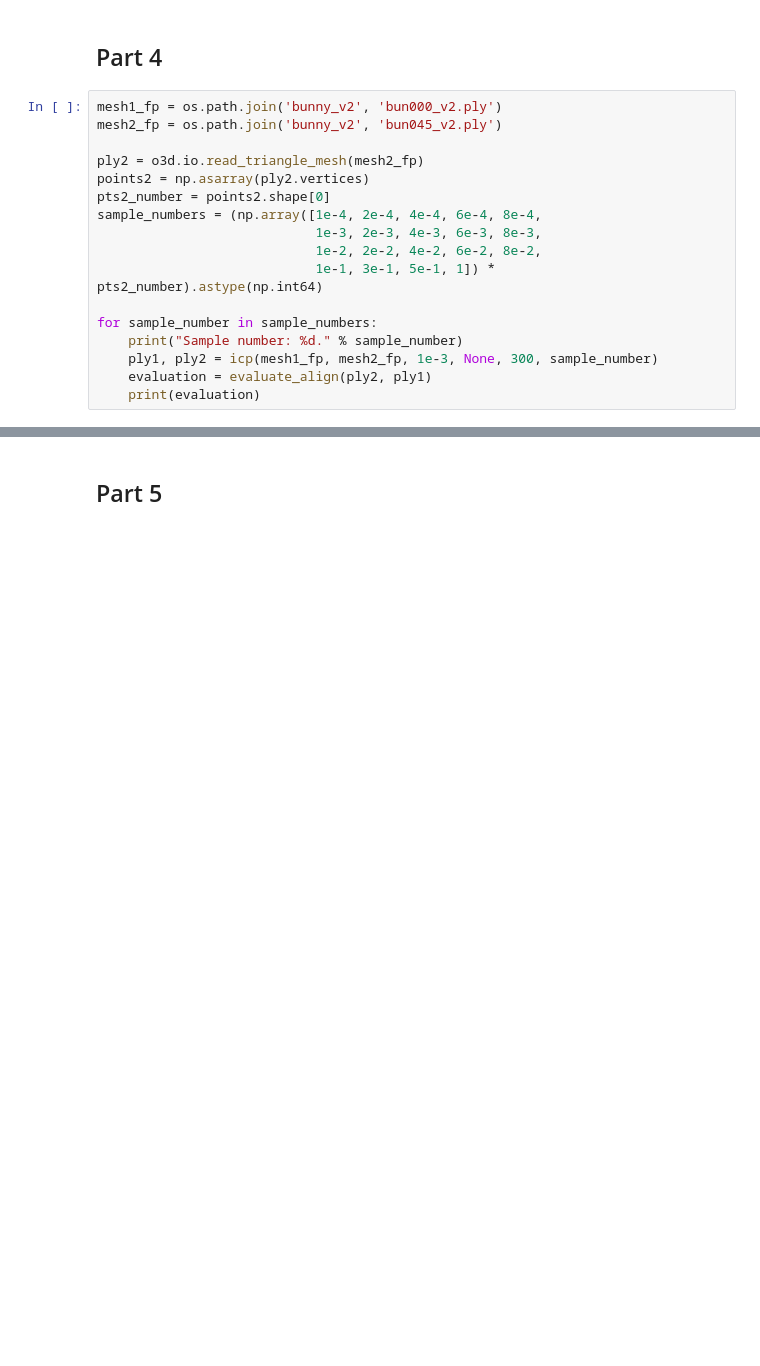
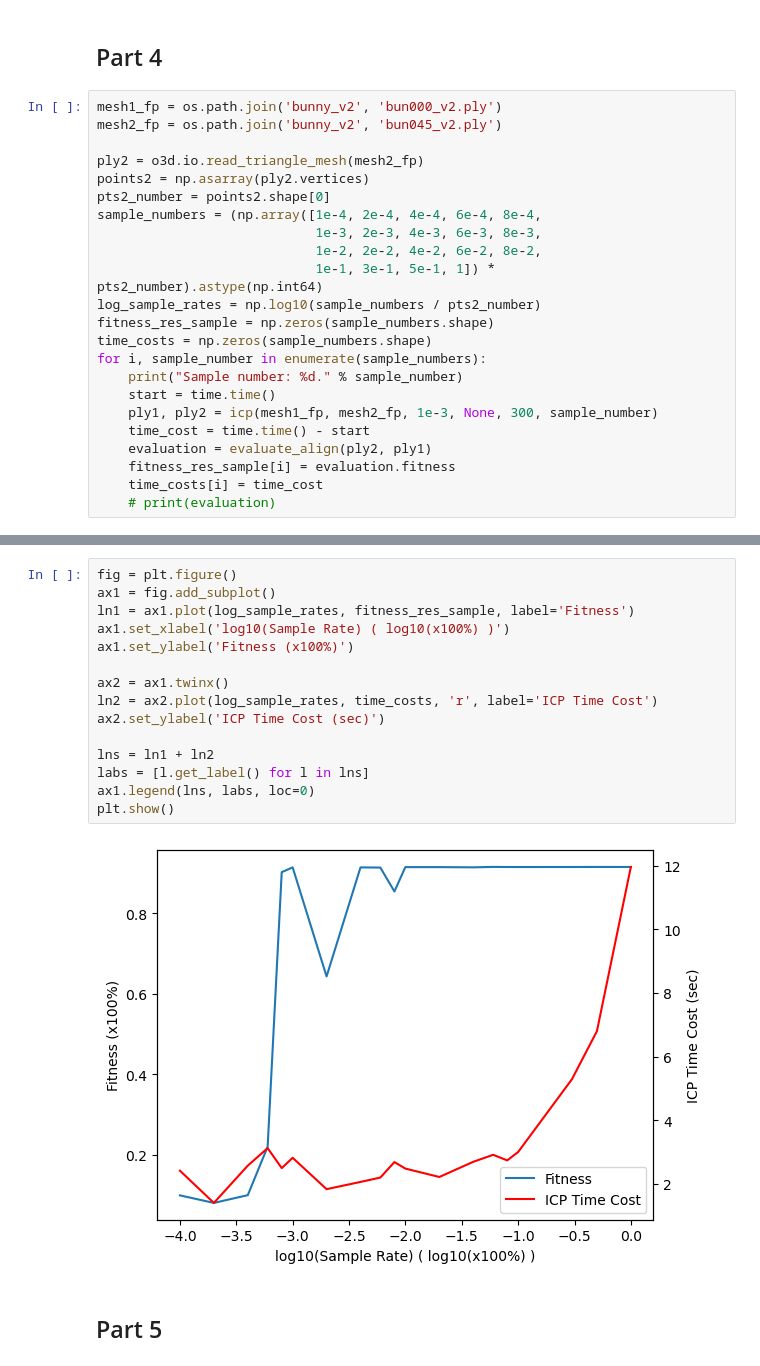
Before and after one commit to lucieniii/UCL-APG-2022, a Jupyter notebook: cw1/cw1.ipynb, the cells around one changed output, grey strips where cells are left out. Saved outputs shown, nothing was run; the diff lists cells and outputs as text; blank space fills up the shorter version.

```diff
--- a/cw1/cw1.ipynb
+++ b/cw1/cw1.ipynb
@@ -255,11 +279,17 @@ sample_numbers = (np.array([1e-4, 2e-4, 4e-4, 6e-4, 8e-4,
                             1e-3, 2e-3, 4e-3, 6e-3, 8e-3,
                             1e-2, 2e-2, 4e-2, 6e-2, 8e-2,
                             1e-1, 3e-1, 5e-1, 1]) * pts2_number).astype(np.int64)
-
-for sample_number in sample_numbers:
+log_sample_rates = np.log10(sample_numbers / pts2_number)
+fitness_res_sample = np.zeros(sample_numbers.shape)
+time_costs = np.zeros(sample_numbers.shape)
+for i, sample_number in enumerate(sample_numbers):
     print("Sample number: %d." % sample_number)
+    start = time.time()
     ply1, ply2 = icp(mesh1_fp, mesh2_fp, 1e-3, None, 300, sample_number)
+    time_cost = time.time() - start
     evaluation = evaluate_align(ply2, ply1)
-    print(evaluation)
+    fitness_res_sample[i] = evaluation.fitness
+    time_costs[i] = time_cost
+    # print(evaluation)
 # %% [output]
 Sample number: 4.
@@ -282,3 +312,20 @@ Access transformation to get result.
+# %%
+fig = plt.figure()
+ax1 = fig.add_subplot()
+ln1 = ax1.plot(log_sample_rates, fitness_res_sample, label='Fitness')
+ax1.set_xlabel('log10(Sample Rate) ( log10(x100%) )')
+ax1.set_ylabel('Fitness (x100%)')
+
+ax2 = ax1.twinx()
+ln2 = ax2.plot(log_sample_rates, time_costs, 'r', label='ICP Time Cost')
+ax2.set_ylabel('ICP Time Cost (sec)')
+
+lns = ln1 + ln2
+labs = [l.get_label() for l in lns]
+ax1.legend(lns, labs, loc=0)
+plt.show()
+# %% [output]
+[figure, added]
 # %% [markdown]
 ## Part 5
 # %%
```
Also changed, not shown: parts of 8 cells of this notebook.
